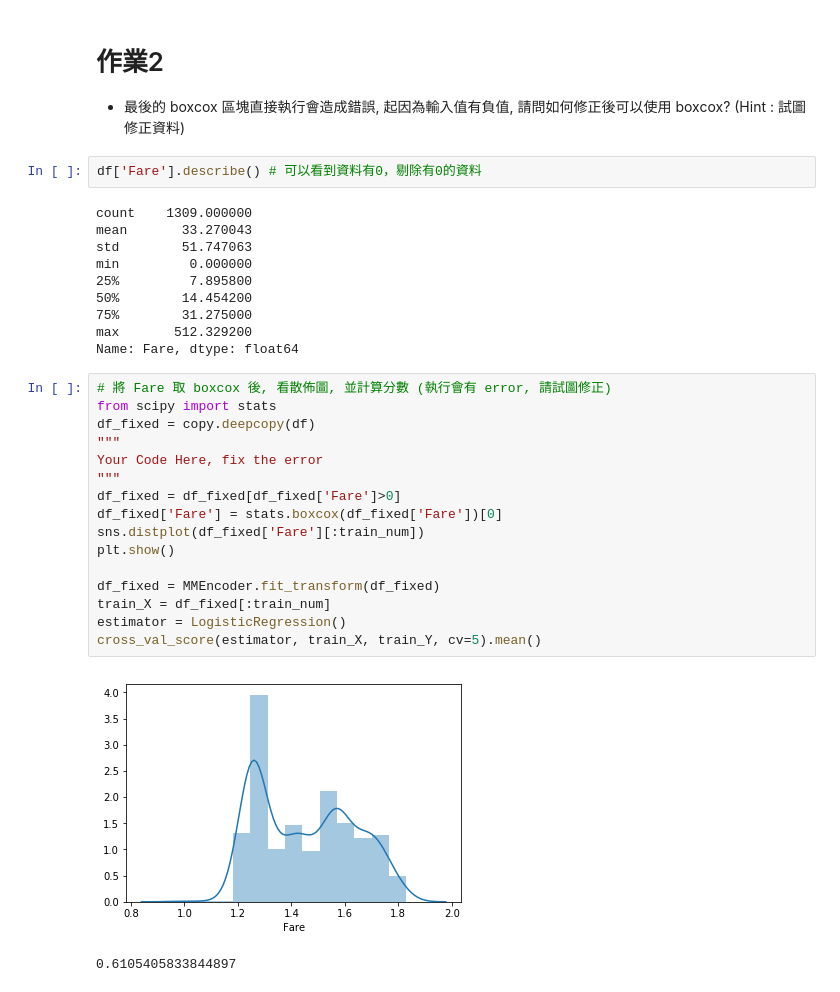
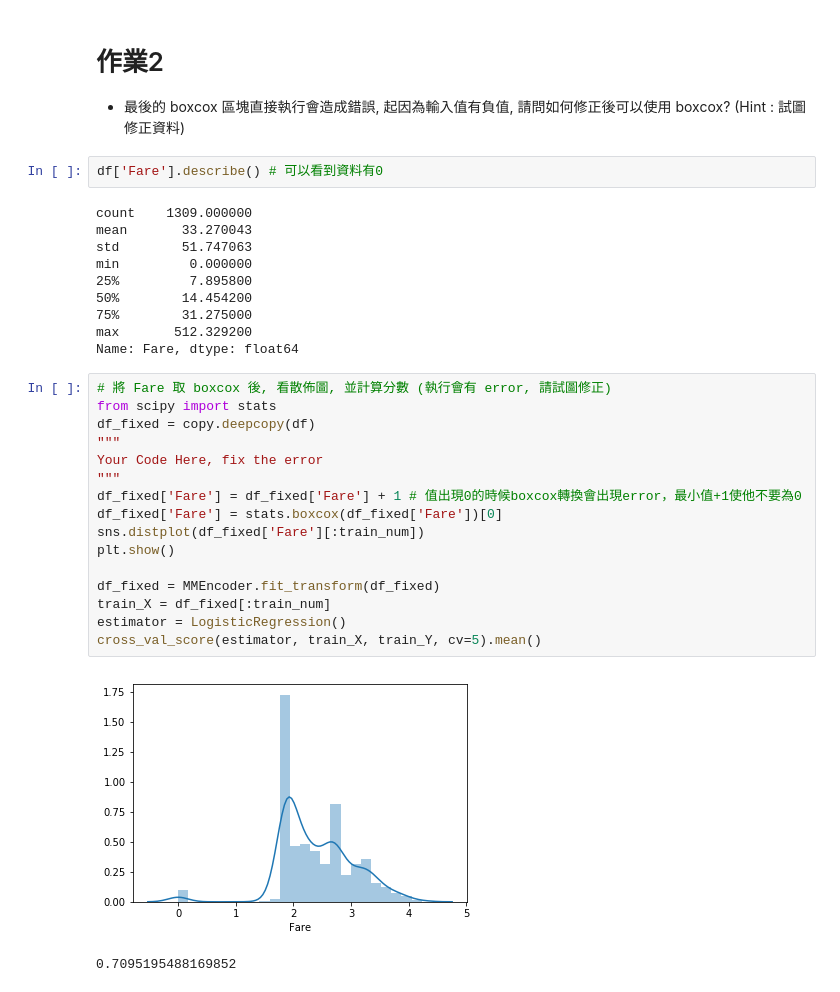
Before and after one commit to angelsaying8642/1st-DL-CVMarathon, a Jupyter notebook: Day_023_HW.ipynb, the cells around one changed output. Saved outputs shown, nothing was run; the diff lists cells and outputs as text.

```diff
--- a/Day_023_HW.ipynb
+++ b/Day_023_HW.ipynb
@@ -98,7 +98,7 @@ cross_val_score(estimator, train_X, train_Y, cv=5).mean()
 # 作業2
 * 最後的 boxcox 區塊直接執行會造成錯誤, 起因為輸入值有負值, 請問如何修正後可以使用 boxcox? (Hint : 試圖修正資料)
 # %%
-df['Fare'].describe() # 可以看到資料有0，剔除有0的資料
+df['Fare'].describe() # 可以看到資料有0
 # %% [output]
 count    1309.000000
 mean       33.270043
@@ -112,19 +112,19 @@ Name: Fare, dtype: float64
 # %%
 # 將 Fare 取 boxcox 後, 看散佈圖, 並計算分數 (執行會有 error, 請試圖修正)
 from scipy import stats
 df_fixed = copy.deepcopy(df)
 """
 Your Code Here, fix the error
 """
-df_fixed = df_fixed[df_fixed['Fare']>0]
+df_fixed['Fare'] = df_fixed['Fare'] + 1 # 值出現0的時候boxcox轉換會出現error，最小值+1使他不要為0
 df_fixed['Fare'] = stats.boxcox(df_fixed['Fare'])[0]
 sns.distplot(df_fixed['Fare'][:train_num])
 plt.show()
 
 df_fixed = MMEncoder.fit_transform(df_fixed)
 train_X = df_fixed[:train_num]
 estimator = LogisticRegression()
 cross_val_score(estimator, train_X, train_Y, cv=5).mean()
 # %% [output]
-[figure, old version]
+[figure, new version]
-0.6105405833844897
+0.7095195488169852
```
Also changed, not shown: parts of 2 cells of this notebook.
